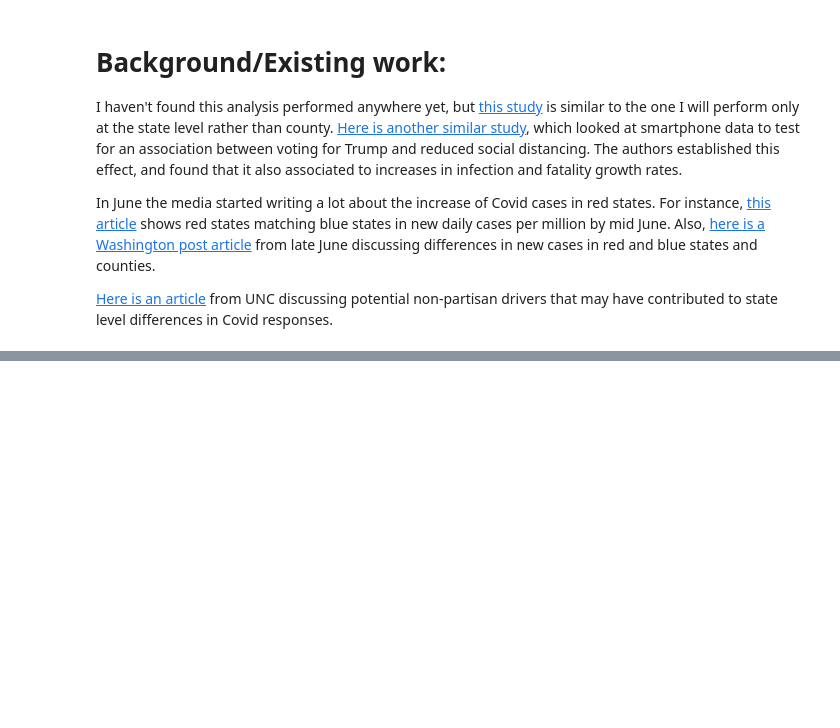
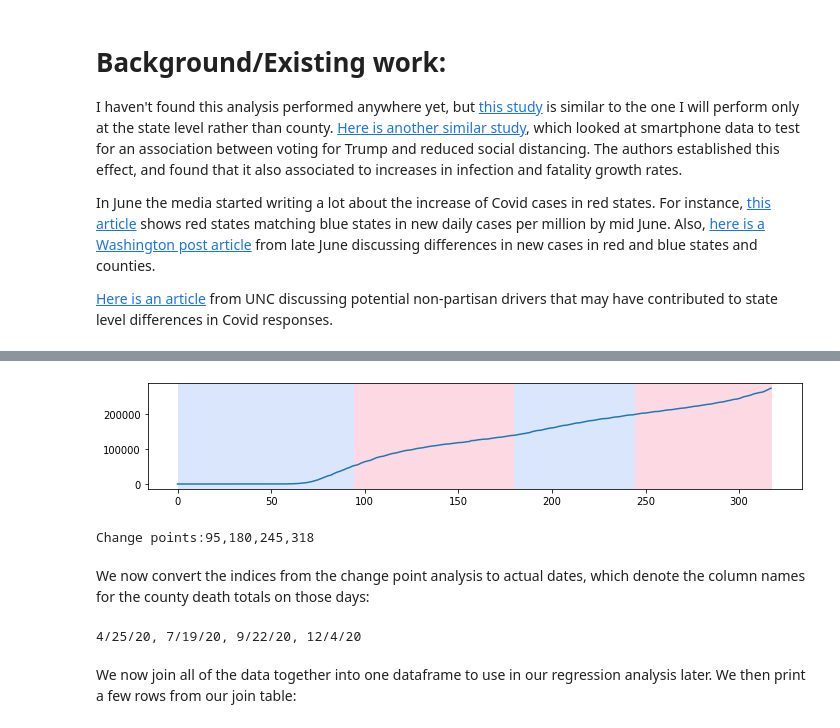
Before and after one commit to wframe-uw/data-512-final, a Jupyter notebook: FinalProject.ipynb, the cells around one changed output, grey strips where cells are left out. Cells and saved outputs as stored; diff of their text form; code cells hidden in the pictures; blank space fills up the shorter version.

Commit message:
analysis

```diff
--- a/FinalProject.ipynb
+++ b/FinalProject.ipynb
@@ -72,0 +93,15 @@ print(t_step_1_merge)
+# %%
+county_deaths_df = pd.read_csv(COUNTY_COVID_DEATHS_CSV, dtype= {'countyFIPS': str})
+
+# now fix December 4 as last day of analysis:
+first_date_not_analyzed = county_deaths_df.columns.get_loc(LAST_DATE_OF_ANALYSIS)+1
+col_count = len(county_deaths_df.columns)
+county_deaths_df = county_deaths_df.drop(columns=county_deaths_df.columns[range(first_date_not_analyzed, col_count)])
+
+# keep only the death counts, fips, state and county names
+county_deaths_df['fips'] = county_deaths_df['countyFIPS']
+county_deaths_df['fips'] = county_deaths_df.fips.apply(lambda fips:'0' + fips if len(fips) == 4 else fips)
+county_deaths_df = county_deaths_df.drop(columns=['stateFIPS','countyFIPS'])
+
+# drop statewide counts
+county_deaths_df = county_deaths_df[county_deaths_df.fips != '0']
@@ -72,0 +160,27 @@ print(t_step_1_merge)
+# %%
+aggregate_death_df = county_deaths_df.drop(columns=['fips','State','County Name']).T
+aggregate_death_df['Deaths'] = aggregate_death_df.sum(axis=1)
+aggregate_death_df = aggregate_death_df.reset_index()
+aggregate_death_df = aggregate_death_df[['index', 'Deaths']]
+aggregate_death_df = aggregate_death_df.rename({'index' : 'Date'})
+aggregate_death_df['Log Transformed Deaths'] = np.log2(1 + aggregate_death_df['Deaths'])
+
+algo = rpt.Pelt(model="rbf").fit(aggregate_death_df['Deaths'].to_frame())
+changepoints = algo.predict(pen=10)
+
+rpt.display(aggregate_death_df['Deaths'], changepoints)
+plt.show()
+
+print("Change points:" + ','.join([str(i) for i in changepoints]))
+# %% [output]
+[figure, added]
+Change points:95,180,245,318
+# %% [markdown]
+We now convert the indices from the change point analysis to actual dates, which denote the column names for the county death totals on those days:
+# %%
+change_dates = [county_deaths_df.columns[1+i] for i in changepoints]
+print(", ".join(change_dates))
+# %% [output]
+4/25/20, 7/19/20, 9/22/20, 12/4/20
+# %% [markdown]
+We now join all of the data together into one dataframe to use in our regression analysis later. We then print a few rows from our join table:
```
Also changed, not shown: parts of 40 cells of this notebook, 3 other files.
